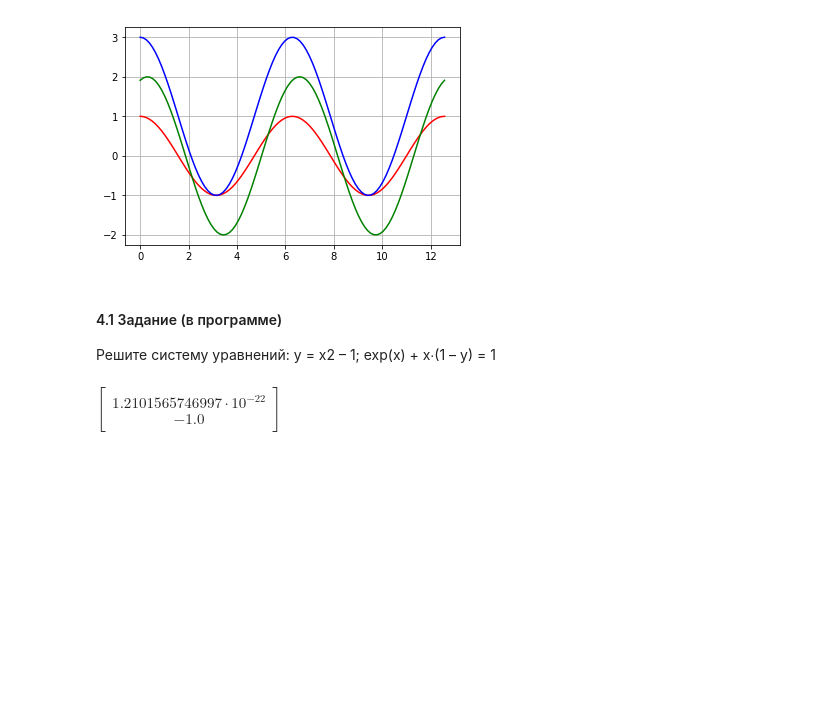
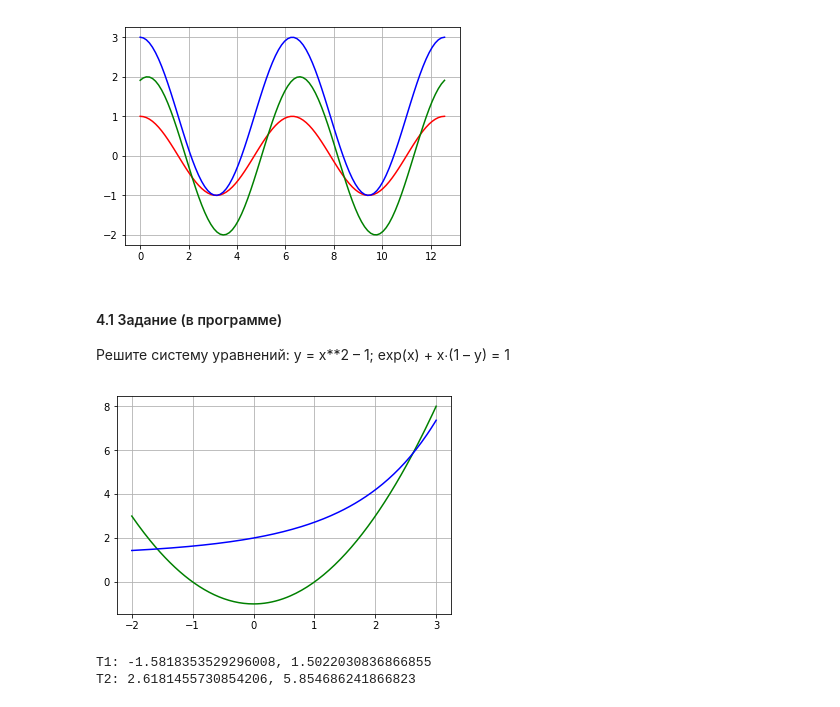
Before and after one commit to fogugy/gb_math, a Jupyter notebook: hw3/ДЗ №3.ipynb, the cells around one changed output. Drawn from its saved outputs; the diff is of its cells as text; code cells hidden in the pictures; blank space fills up the shorter version.

```diff
--- a/hw3/ДЗ №3.ipynb
+++ b/hw3/ДЗ №3.ipynb
@@ -20,14 +22,28 @@ plt.grid(True)
 # %% [markdown]
 #### 4.1 Задание (в программе)
 Решите систему уравнений:
-y = x2 – 1;
+y = x**2 – 1;
 exp(x) + x∙(1 – y) = 1
-# %%
-from sympy.solvers import nsolve
-from sympy import Symbol, exp
-
-x = Symbol('x')
-y = Symbol('y')
-nsolve([x**2-1-y, exp(x)+x*(1-y)-1], [x, y], [1, 1])
-# %% [output]
-$\displaystyle \left[\begin{matrix}1.2101565746997 \cdot 10^{-22}\\-1.0\end{matrix}\right]$
+# %%
+x = np.append(np.linspace(-2, 0.00001, 100), np.linspace(0.00001, 3, 100))
+y1 = x**2 - 1
+y2 = np.exp(x)/x + 1 -1/x
+
+plt.plot(x,y1, color="green")
+plt.plot(x,y2, color="blue")
+plt.grid(True)
+# %% [output]
+[figure, added]
+# %%
+def equations(p):
+    x, y = p
+    return (x**2-1-y, exp(x)+x*(1-y)-1)
+
+x1, y1 =  fsolve(equations, (-2, -1))
+x2, y2 =  fsolve(equations, (2.5, 3))
+
+print(f'T1: {x1}, {y1}')
+print(f'T2: {x2}, {y2}')
+# %% [output]
+T1: -1.5818353529296008, 1.5022030836866855
+T2: 2.6181455730854206, 5.854686241866823
```
Also changed, not shown: parts of 1 cell of this notebook.
